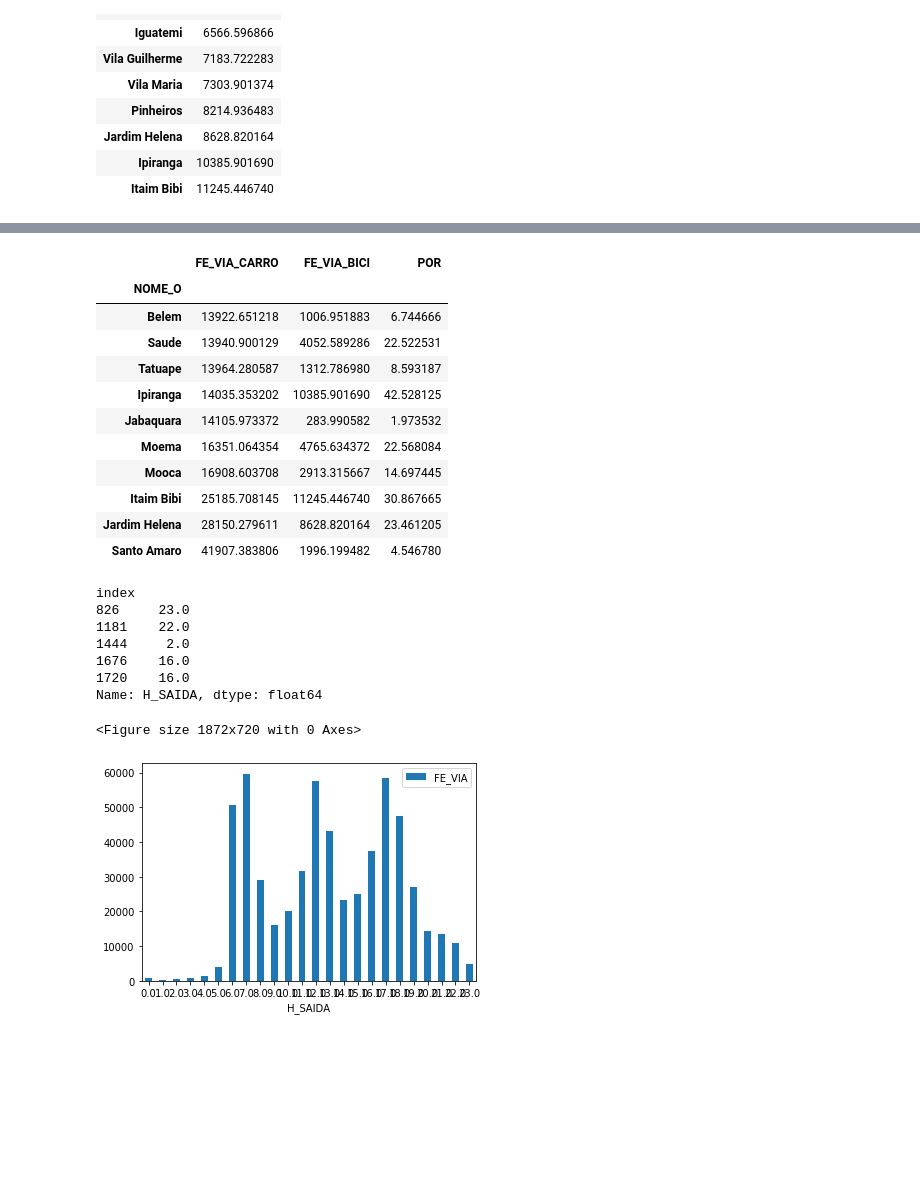
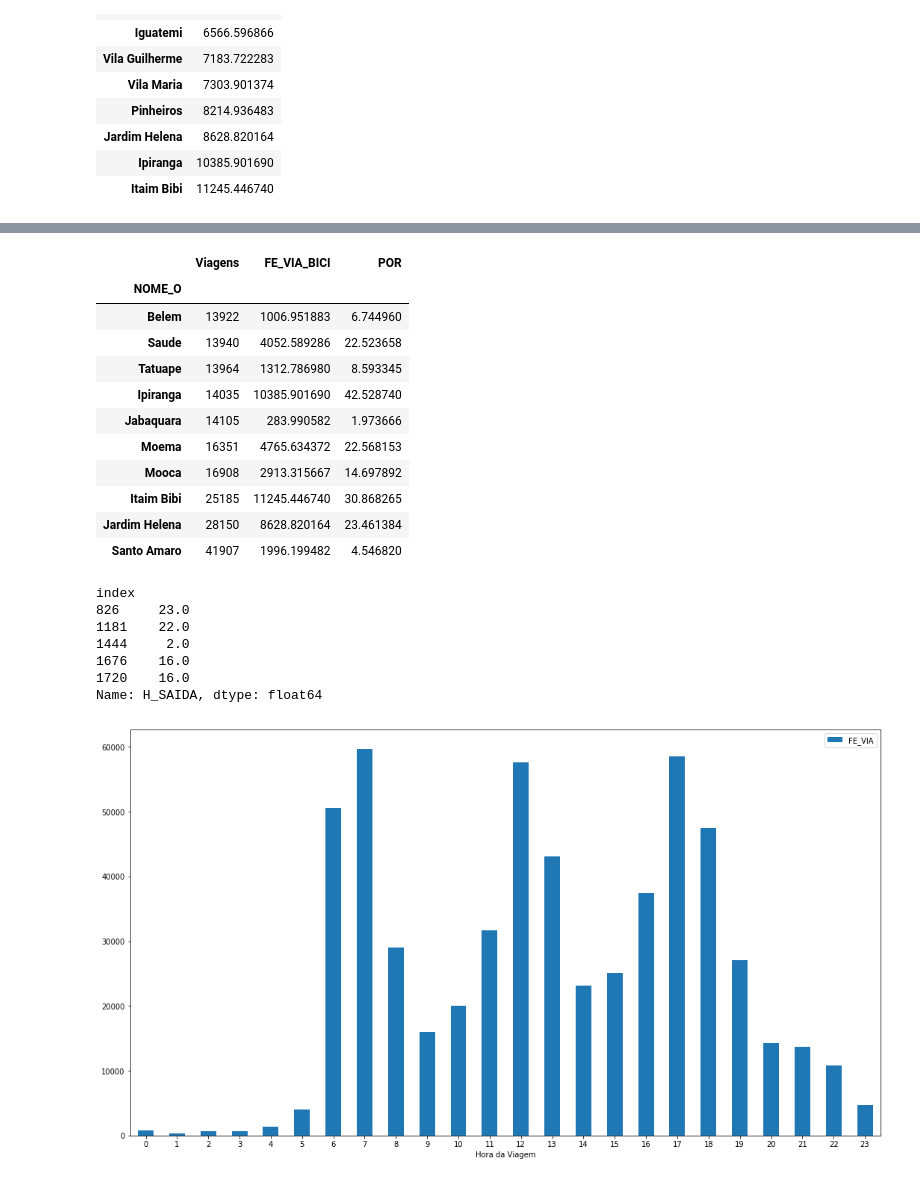
Before and after one commit to ezambomsantana/analise_od, a Jupyter notebook: notebook/Bike Analysis.ipynb, the cells around one changed output, grey strips where cells are left out. Cells and saved outputs as stored; diff of their text form; code cells hidden in the pictures; blank space fills up the shorter version.

```diff
--- a/notebook/Bike Analysis.ipynb
+++ b/notebook/Bike Analysis.ipynb
@@ -257,19 +320,19 @@ total.tail(10)
 # %%
-total['POR'] = total['FE_VIA_BICI'] / (total['FE_VIA_CARRO'] + total['FE_VIA_BICI']) * 100
+total['POR'] = total['FE_VIA_BICI'] / (total['Viagens'] + total['FE_VIA_BICI']) * 100
 total.tail(10)
 # %% [output]
-|  | FE_VIA_CARRO | FE_VIA_BICI | POR |
+|  | Viagens | FE_VIA_BICI | POR |
 | NOME_O |  |  |  |
-| Belem | 13922.651218 | 1006.951883 | 6.744666 |
-| Saude | 13940.900129 | 4052.589286 | 22.522531 |
-| Tatuape | 13964.280587 | 1312.786980 | 8.593187 |
-| Ipiranga | 14035.353202 | 10385.901690 | 42.528125 |
-| Jabaquara | 14105.973372 | 283.990582 | 1.973532 |
-| Moema | 16351.064354 | 4765.634372 | 22.568084 |
-| Mooca | 16908.603708 | 2913.315667 | 14.697445 |
-| Itaim Bibi | 25185.708145 | 11245.446740 | 30.867665 |
-| Jardim Helena | 28150.279611 | 8628.820164 | 23.461205 |
-| Santo Amaro | 41907.383806 | 1996.199482 | 4.546780 |
+| Belem | 13922 | 1006.951883 | 6.744960 |
+| Saude | 13940 | 4052.589286 | 22.523658 |
+| Tatuape | 13964 | 1312.786980 | 8.593345 |
+| Ipiranga | 14035 | 10385.901690 | 42.528740 |
+| Jabaquara | 14105 | 283.990582 | 1.973666 |
+| Moema | 16351 | 4765.634372 | 22.568153 |
+| Mooca | 16908 | 2913.315667 | 14.697892 |
+| Itaim Bibi | 25185 | 11245.446740 | 30.868265 |
+| Jardim Helena | 28150 | 8628.820164 | 23.461384 |
+| Santo Amaro | 41907 | 1996.199482 | 4.546820 |
 # %%
 flows['H_SAIDA'].head()
 # %% [output]
@@ -283,13 +346,15 @@ Name: H_SAIDA, dtype: float64
 # %%
 
 
 hsaida = flows[['H_SAIDA', 'FE_VIA']].groupby(['H_SAIDA']).sum().sort_values(by=['H_SAIDA']).reset_index()
 hsaida.columns = ['H_SAIDA', 'FE_VIA']
 
+hsaida['H_SAIDA'] = hsaida['H_SAIDA'].astype(int)
 
-plt.figure(figsize=(26,10))
-hsaida.plot.bar(x='H_SAIDA', y='FE_VIA', rot=0)
+ax = hsaida.plot.bar(x='H_SAIDA', y='FE_VIA', rot=0)
+ax.figure.set_size_inches(18,10)
+
+ax.set_xlabel("Hora da Viagem")
 plt.show()
 # %% [output]
-<Figure size 1872x720 with 0 Axes>
-[figure, old version]
+[figure, new version]
```
Also changed, not shown: parts of 8 cells of this notebook, 1 other file.
